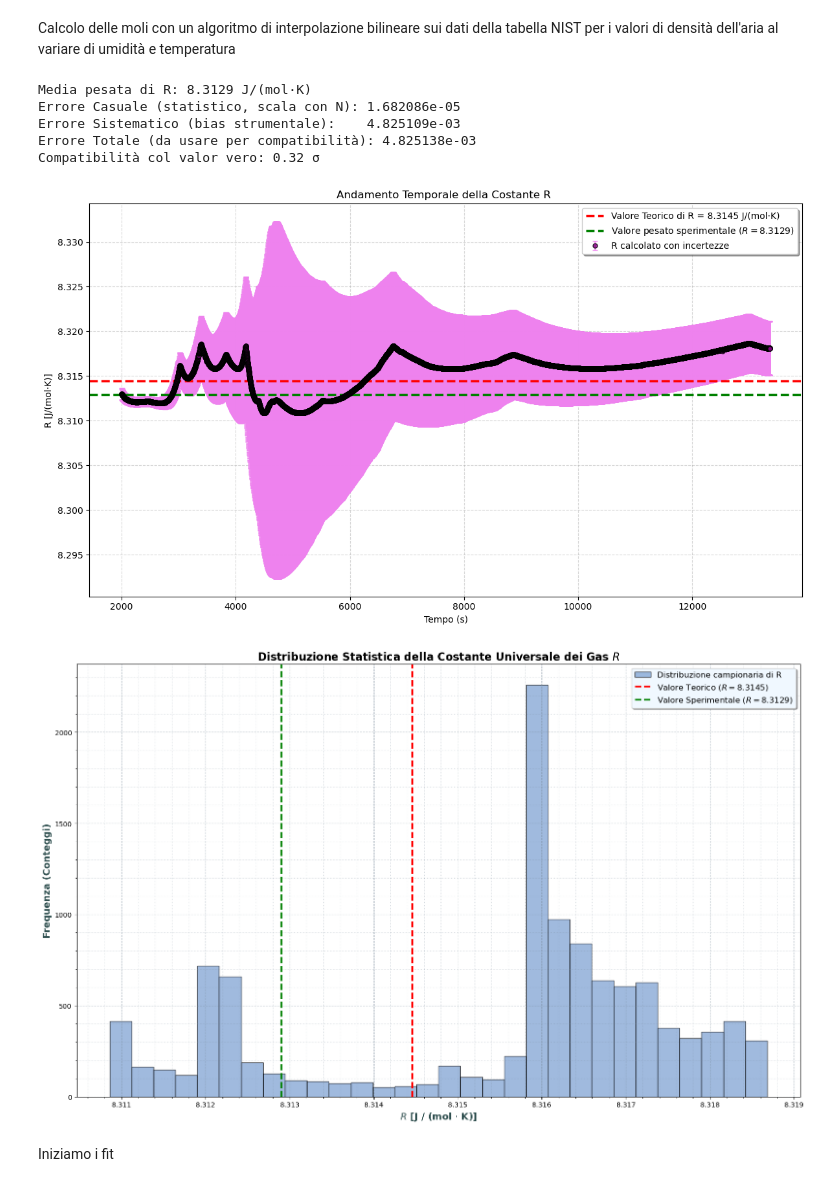
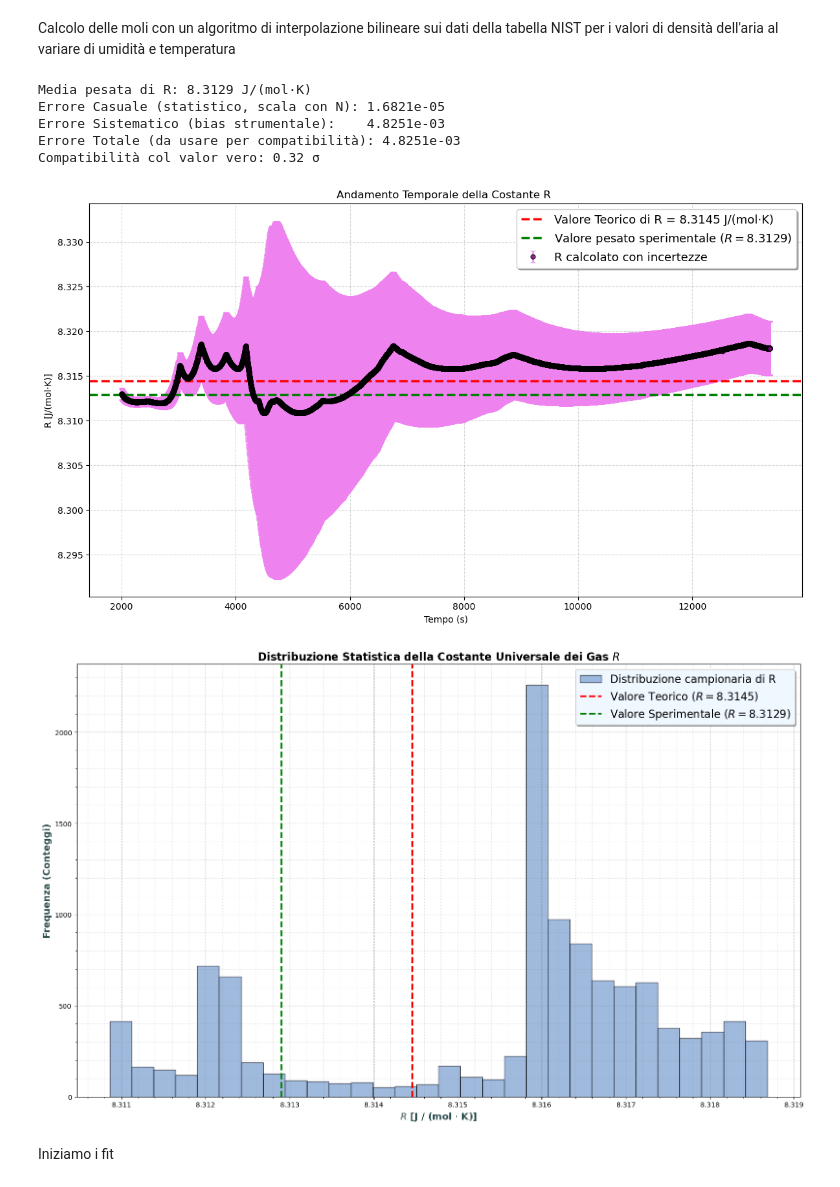
Before and after one commit to oblivion0218/BME280, a Jupyter notebook: Analisi.ipynb, the cells around one changed output. Drawn from its saved outputs; the diff is of its cells as text; code cells hidden in the pictures.

```diff
--- a/Analisi.ipynb
+++ b/Analisi.ipynb
@@ -79,7 +79,7 @@ plt.show()
 # %%
 # eventuale cut dei dati se volessimo tralasciarne qualcuno per pulizia
 
-mask_to_remove = (df['Tempo_Simulato_s'] <= 2000) | (df['Tempo_Simulato_s'] >= 45000)
+mask_to_remove = (df['Tempo_Simulato_s'] <= 2000) | (df['Tempo_Simulato_s'] >= 60000)
 df = df[~mask_to_remove].copy()
 # %% [markdown]
 Calcolo delle moli con un algoritmo di interpolazione bilineare sui dati della tabella NIST per i valori di densità dell'aria al variare di umidità e temperatura
@@ -208,44 +208,44 @@ sigma_sistematica = np.sqrt(syst_P**2 + syst_T**2 + syst_UR**2 + syst_V**2)
 sigma_totale = np.sqrt(sigma_random_totale**2 + sigma_sistematica**2)
 
 print(f"Media pesata di R: {weighted_mean_R:.4f} J/(mol·K)")
-print(f"Errore Casuale (statistico, scala con N): {sigma_random_totale:.6e}")
-print(f"Errore Sistematico (bias strumentale):    {sigma_sistematica:.6e}")
-print(f"Errore Totale (da usare per compatibilità): {sigma_totale:.6e}")
+print(f"Errore Casuale (statistico, scala con N): {sigma_random_totale:.4e}")
+print(f"Errore Sistematico (bias strumentale):    {sigma_sistematica:.4e}")
+print(f"Errore Totale (da usare per compatibilità): {sigma_totale:.4e}")
 
 R_valor_vero = 8.31446
 diff_sigma = abs(weighted_mean_R - R_valor_vero) / sigma_totale
 print(f"Compatibilità col valor vero: {diff_sigma:.2f} σ")
 # %% [output]
 Media pesata di R: 8.3129 J/(mol·K)
-Errore Casuale (statistico, scala con N): 1.682086e-05
-Errore Sistematico (bias strumentale):    4.825109e-03
-Errore Totale (da usare per compatibilità): 4.825138e-03
+Errore Casuale (statistico, scala con N): 1.6821e-05
+Errore Sistematico (bias strumentale):    4.8251e-03
+Errore Totale (da usare per compatibilità): 4.8251e-03
 Compatibilità col valor vero: 0.32 σ
 # %%
 #plot di R con barre d'errore nel tempo
 
 plt.figure(figsize=(12, 7))
 plt.errorbar(df['Tempo_Simulato_s'] , df_R['R'],
              yerr=df_R['Err_R'],
              fmt='o', markersize=5, markerfacecolor='purple', markeredgecolor='black',
              ecolor='violet', elinewidth=2, capsize=3, alpha=0.8,
              label='R calcolato con incertezze')
 plt.title(r'Andamento Temporale della Costante R ')
 plt.xlabel('Tempo (s)')
 plt.ylabel('R [J/(mol·K)]')
 
 #LINEA ORIZZONTALE AL VALORE VERO DI R
 plt.axhline(R_valor_vero, color='red', linestyle='dashed', linewidth=2.5,
             label=f'Valore Teorico di R = {R_valor_vero:.4f} J/(mol·K)')
 plt.axhline(weighted_mean_R, color='green', linestyle='--', linewidth=2.5,
             label=f'Valore pesato sperimentale ($R = {weighted_mean_R:.4f}$)')
 
 plt.grid(True, linestyle='--', alpha=0.5)
-plt.legend(loc='best', frameon=True, shadow=True)
+plt.legend(loc='best', frameon=True, shadow=True, fontsize = 13)
 plt.tight_layout()
 plt.show()
 # %% [output]
-[figure, old version]
+[figure, new version]
 # %%
 # istogramma dei valori di R
 
@@ -257,7 +257,7 @@ counts, bins, patches = plt.hist(df_R['R'], bins='auto',
 
 
 plt.axvline(R_valor_vero, color='red', linestyle='--', linewidth=2.5,
-            label=f'Valore Teorico ($R = {R_valor_vero:.4f}$)')
+            label=f'Valore Teorico ($R = {R_valor_vero:.4f} $)')
 plt.axvline(weighted_mean_R, color='green', linestyle='--', linewidth=2.5,
             label=f'Valore Sperimentale ($R = {weighted_mean_R:.4f}$)')
 
@@ -272,12 +272,12 @@ plt.grid(which='major', linestyle='--', alpha=0.6, color='#778899')
 plt.grid(which='minor', linestyle=':', alpha=0.3, color='#778899')
 
 # Legenda
-plt.legend(loc='upper right', frameon=True, shadow=True, fontsize=12, facecolor='#F0F8FF')
+plt.legend(loc='upper right', frameon=True, shadow=True, fontsize=16, facecolor='#F0F8FF')
 
 plt.tight_layout()
 plt.show()
 # %% [output]
-[figure, old version]
+[figure, new version]
 # %% [markdown]
 Iniziamo i fit
 # %%
```
Also changed, not shown: parts of 5 cells of this notebook, 1 other file.
